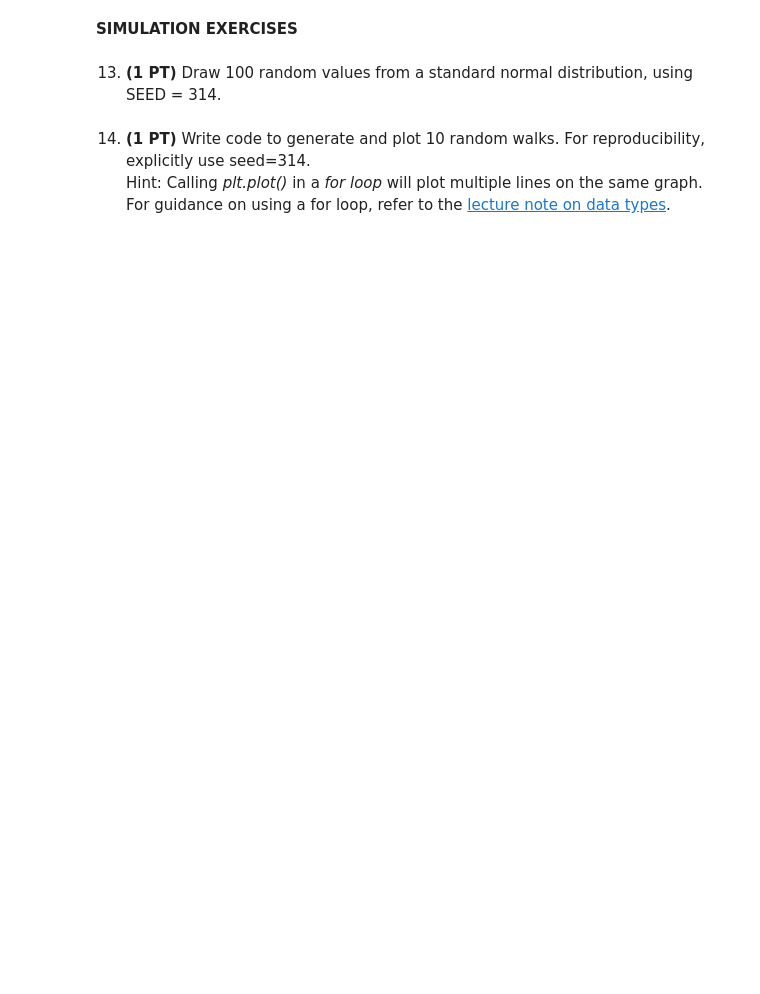
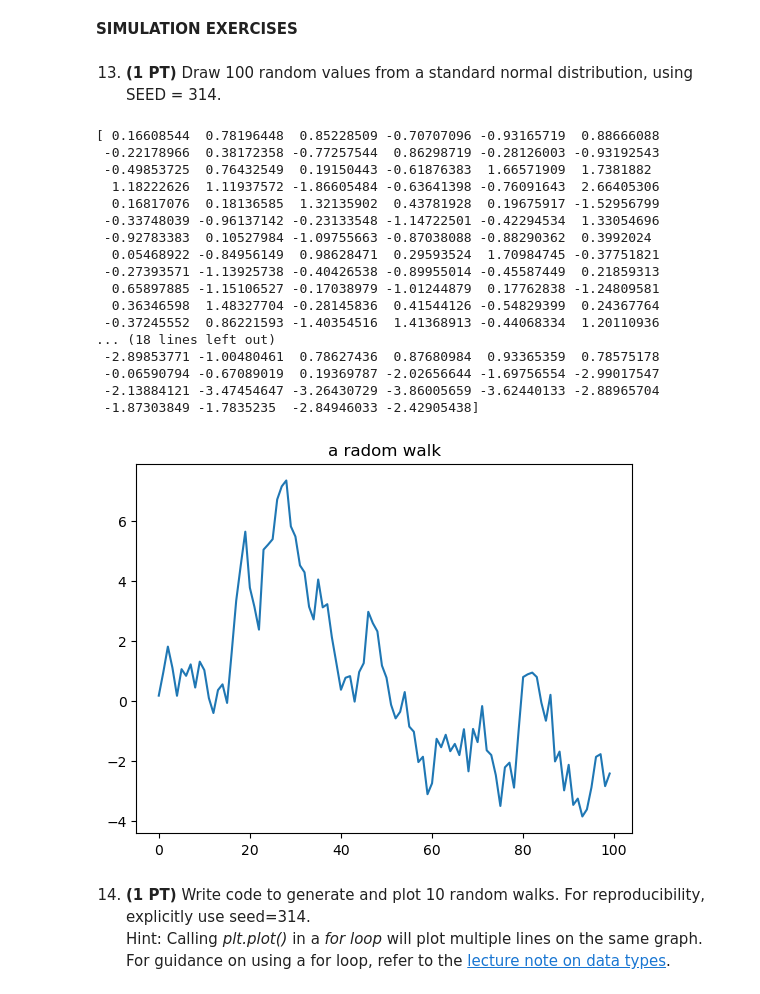
Before and after one commit to Lavinachen/hudm5001, a Jupyter notebook: programming_assignments/python/Lavina Chen_yc4305_numpy_assignment-Copy1.ipynb, the cells around one changed output. Saved outputs shown, nothing was run; the diff lists cells and outputs as text; code cells hidden in the pictures; blank space fills up the shorter version.

```diff
--- a/programming_assignments/python/Lavina Chen_yc4305_numpy_assignment-Copy1.ipynb
+++ b/programming_assignments/python/Lavina Chen_yc4305_numpy_assignment-Copy1.ipynb
@@ -84,19 +265,44 @@ Hint: Use *plt.hist()* to draw histograms.
 # %%
 from numpy.random import seed
 from numpy.random import normal
 
 seed(314)
 
-dev = normal(loc=0, scale=1, size=20)
+dev = normal(loc=0, scale=1, size=100)
 
 print(dev)
 
 # compute cumulative sum
 # https://mathworld.wolfram.com/CumulativeSum.html
 # [INSERT CODE]
+ccs = np.cumsum(dev)
+print (ccs)
 
 # plot the cumulative sum (called a random walk)
 # [INSERT CODE]
+
+plt.plot(ccs)
+plt.title("a radom walk")
+plt.show()
+# %% [output]
+[ 0.16608544  0.78196448  0.85228509 -0.70707096 -0.93165719  0.88666088
+ -0.22178966  0.38172358 -0.77257544  0.86298719 -0.28126003 -0.93192543
+ -0.49853725  0.76432549  0.19150443 -0.61876383  1.66571909  1.7381882
+  1.18222626  1.11937572 -1.86605484 -0.63641398 -0.76091643  2.66405306
+  0.16817076  0.18136585  1.32135902  0.43781928  0.19675917 -1.52956799
+ -0.33748039 -0.96137142 -0.23133548 -1.14722501 -0.42294534  1.33054696
+ -0.92783383  0.10527984 -1.09755663 -0.87038088 -0.88290362  0.3992024
+  0.05468922 -0.84956149  0.98628471  0.29593524  1.70984745 -0.37751821
+ -0.27393571 -1.13925738 -0.40426538 -0.89955014 -0.45587449  0.21859313
+  0.65897885 -1.15106527 -0.17038979 -1.01244879  0.17762838 -1.24809581
+  0.36346598  1.48327704 -0.28145836  0.41544126 -0.54829399  0.24367764
+ -0.37245552  0.86221593 -1.40354516  1.41368913 -0.44068334  1.20110936
+... (18 lines left out)
+ -2.89853771 -1.00480461  0.78627436  0.87680984  0.93365359  0.78575178
+ -0.06590794 -0.67089019  0.19369787 -2.02656644 -1.69756554 -2.99017547
+ -2.13884121 -3.47454647 -3.26430729 -3.86005659 -3.62440133 -2.88965704
+ -1.87303849 -1.7835235  -2.84946033 -2.42905438]
+[figure, added]
 # %% [markdown]
 14) **(1 PT)** Write code to generate and plot 10 random walks. For reproducibility, explicitly use seed=314.
 Hint: Calling *plt.plot()* in a *for loop* will plot multiple lines on the same graph. For guidance on using a for loop, refer to the [lecture note on data types](https://github.com/youmilab/hudm5001/blob/main/lecture_notes/python/data_types.ipynb).
```
Also changed, not shown: parts of 26 cells of this notebook, 1 other file.
